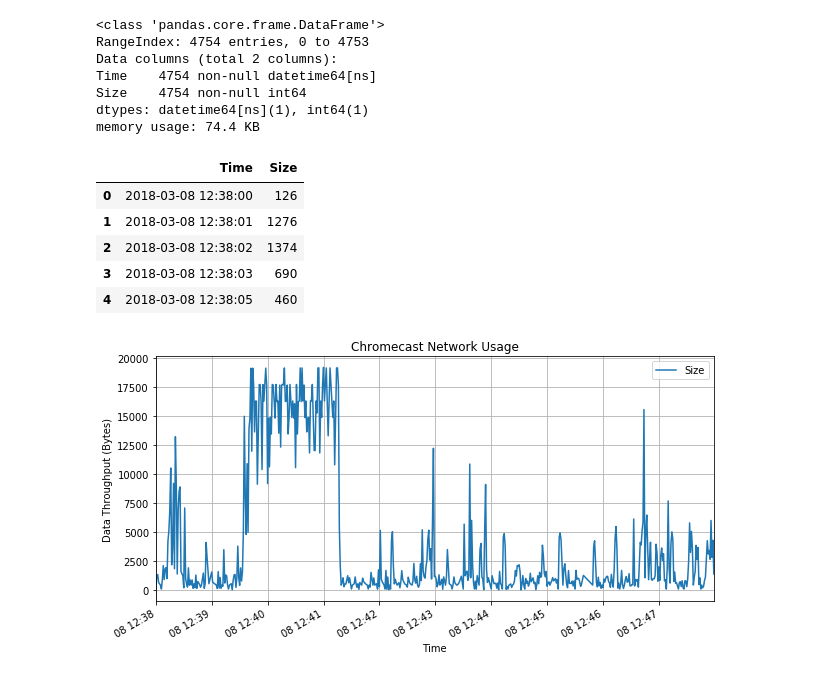
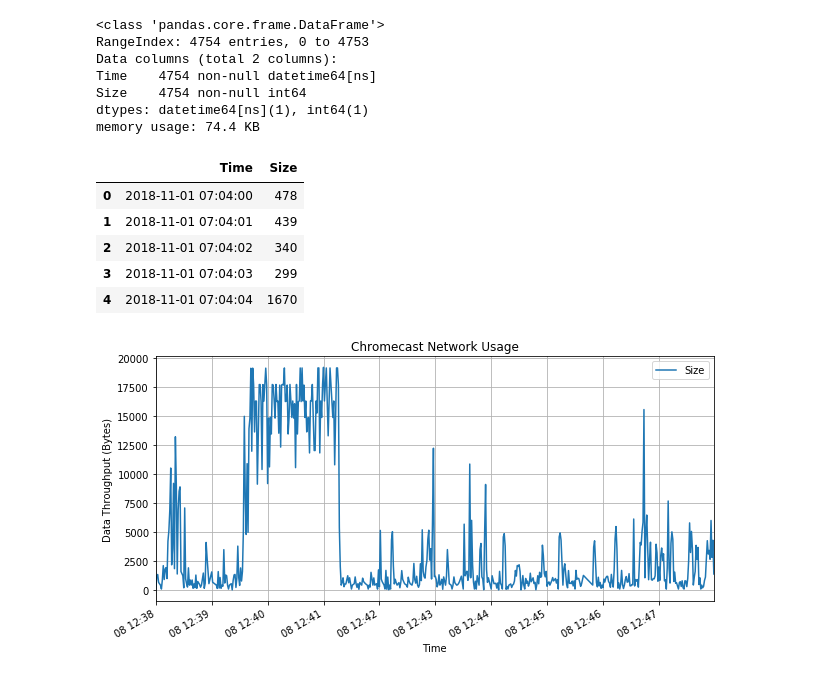
Before and after one commit to ayanpatel/iot-sec, a Jupyter notebook: plotDB.ipynb, the cells around one changed output. Cells and saved outputs as stored; diff of their text form; code cells hidden in the pictures.

```diff
--- a/plotDB.ipynb
+++ b/plotDB.ipynb
@@ -35,46 +35,84 @@ rows_xbox = cursor.fetchall()
 cursor.execute('SELECT time, size FROM ip WHERE time >="2018-04-17 5:37:00" AND time <"2018-04-17 5:40:00"') #all reconnected
 #cursor.execute('SELECT time, size FROM ip WHERE time >="2018-05-01 5:45:00" AND time <"2018-05-01 6:45:00"') #all
 
+rows_all = cursor.fetchall()
 
-rows_all = cursor.fetchall()
+#cursor.execute('SELECT time, size FROM ip WHERE time >="2018-11-01 6:01:00" AND time <"2018-11-01 6:27:00"') #ipad
+cursor.execute('SELECT time, size FROM ip WHERE time >="2018-11-01 7:04:00" AND time <"2018-11-01 7:20:00"') #ipad
+#cursor.execute('SELECT time, size FROM ip WHERE time >="2018-11-06 16:30:00" AND time <"2018-11-06 16:40:00"') #ipad
+
+rows_ipad = cursor.fetchall()
+
+#cursor.execute('SELECT time, size FROM ip WHERE time >="2018-05-11 1:32:00" AND time <"2018-05-11 1:48:00"') #tv
+cursor.execute('SELECT time, size FROM ip WHERE time >="2018-04-10 11:38:00" AND time <"2018-04-10 11:43:00"') #tv
+
+rows_tv = cursor.fetchall()
+
+#cursor.execute('SELECT time, size FROM ip WHERE time >="2018-05-17 2:02:00" AND time <"2018-05-17 2:05:00"') #camera
+#cursor.execute('SELECT time, size FROM ip WHERE time >="2018-05-22 5:17:00" AND time <"2018-05-22 5:28:00"') #camera
+cursor.execute('SELECT time, size FROM ip WHERE time >="2018-05-31 4:37:00" AND time <"2018-05-31 4:43:00"') #camera
+
+rows_camera = cursor.fetchall()
 # %%
 df = pd.DataFrame( [[ij for ij in i] for i in rows] )
 df2 = pd.DataFrame( [[ij for ij in i] for i in rows2] )
 df_xbox = pd.DataFrame( [[ij for ij in i] for i in rows_xbox] )
 df_all = pd.DataFrame( [[ij for ij in i] for i in rows_all] )
+df_ipad = pd.DataFrame( [[ij for ij in i] for i in rows_ipad] )
+df_tv = pd.DataFrame( [[ij for ij in i] for i in rows_tv] )
+df_camera = pd.DataFrame( [[ij for ij in i] for i in rows_camera] )
+
 df2.rename(columns={0: 'Time', 1: 'Size'}, inplace=True);
 df.rename(columns={0: 'Time', 1: 'Size'}, inplace=True)
 df_xbox.rename(columns={0: 'Time', 1: 'Size'}, inplace=True)
 df_all.rename(columns={0: 'Time', 1: 'Size'}, inplace=True)
+df_ipad.rename(columns={0: 'Time', 1: 'Size'}, inplace=True)
+df_tv.rename(columns={0: 'Time', 1: 'Size'}, inplace=True)
+df_camera.rename(columns={0: 'Time', 1: 'Size'}, inplace=True)
+
+
 df['Size'] = pd.to_numeric(df['Size'])
 df2['Size'] = pd.to_numeric(df2['Size'])
 df_xbox['Size'] = pd.to_numeric(df_xbox['Size'])
 df_all['Size'] = pd.to_numeric(df_all['Size'])
+df_ipad['Size'] = pd.to_numeric(df_ipad['Size'])
+df_tv['Size'] = pd.to_numeric(df_tv['Size'])
+df_camera['Size'] = pd.to_numeric(df_camera['Size'])
+
 df.info()
+
 chromecast_packets_df = df
 google_home_packets_df = df2
 xbox_packets_df = df_xbox
 all_packets_df = df_all
+ipad_packets_df = df_ipad
+tv_packets_df = df_tv
+camera_packets_df = df_camera
+
 df = df.groupby(['Time']).sum().reset_index()
 df2 = df2.groupby(['Time']).sum().reset_index()
 df_xbox = df_xbox.groupby(['Time']).sum().reset_index()
 df_all = df_all.groupby(['Time']).sum().reset_index()
-df.head()
+df_ipad = df_ipad.groupby(['Time']).sum().reset_index()
+df_tv = df_tv.groupby(['Time']).sum().reset_index()
+df_camera = df_camera.groupby(['Time']).sum().reset_index()
+
+df_ipad.head()
 #df2.head()
 # %% [output]
 <class 'pandas.core.frame.DataFrame'>
 RangeIndex: 4754 entries, 0 to 4753
 Data columns (total 2 columns):
 Time    4754 non-null datetime64[ns]
 Size    4754 non-null int64
 dtypes: datetime64[ns](1), int64(1)
 memory usage: 74.4 KB
 |  | Time | Size |
-| 0 | 2018-03-08 12:38:00 | 126 |
-| 1 | 2018-03-08 12:38:01 | 1276 |
-| 2 | 2018-03-08 12:38:02 | 1374 |
-| 3 | 2018-03-08 12:38:03 | 690 |
-| 4 | 2018-03-08 12:38:05 | 460 |
+| 0 | 2018-11-01 07:04:00 | 478 |
+| 1 | 2018-11-01 07:04:01 | 439 |
+| 2 | 2018-11-01 07:04:02 | 340 |
+| 3 | 2018-11-01 07:04:03 | 299 |
+| 4 | 2018-11-01 07:04:04 | 1670 |
 # %%
 ax = df.plot(x='Time', y='Size', kind='line', grid=True, title='Chromecast Network Usage', figsize=(10,5))
 ax.set_xlabel('Time')
```
Also changed, not shown: parts of 3 cells of this notebook.
